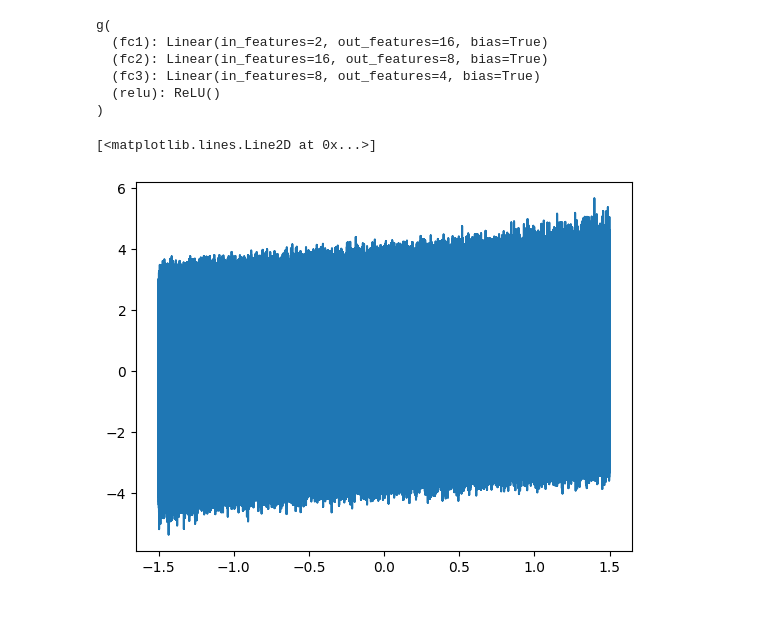
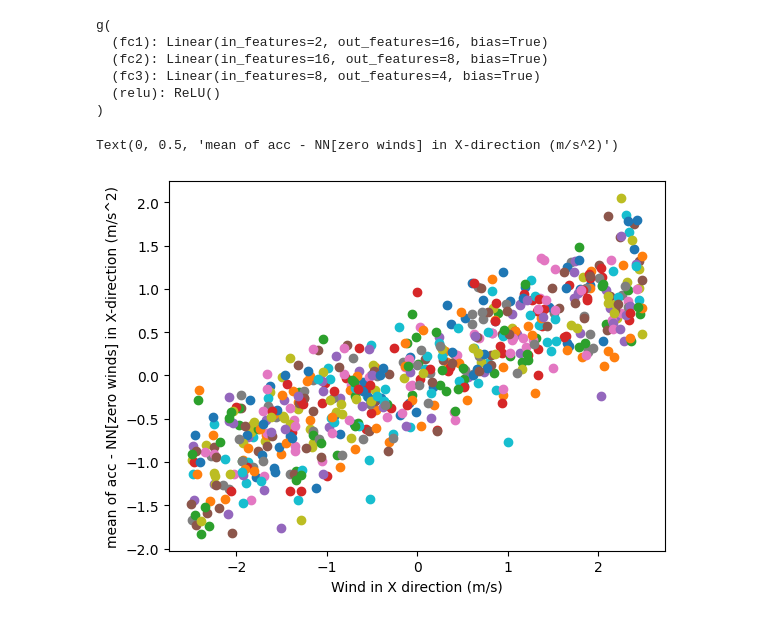
Before and after one commit to rohangarg2001/learning_based_adaptive_reachability, a Jupyter notebook: adaption_module/disturbance_based/feasability_disturbance_based.ipynb, the cells around one changed output. Cells and saved outputs as stored; diff of their text form; code cells hidden in the pictures.

Commit message:
added files for examining the feasability of using a disturbance based NN for the adaptation module

```diff
--- a/adaption_module/disturbance_based/feasability_disturbance_based.ipynb
+++ b/adaption_module/disturbance_based/feasability_disturbance_based.ipynb
@@ -30,13 +30,35 @@ class SimDataFeasability:
             self.trajectory_data = pickle.load(f)
         self.dt = 0.01
         self.a_g = 9.81
-        self.trajectory_data['a_x_NN'], self.trajectory_data['a_y_NN'] = self.NN_dynamics_inference_zero_wind(
-            self.trajectory_data['velocities'][:, 0], self.trajectory_data['velocities'][:, 1],
-            self.trajectory_data['controls'][:, 0], self.trajectory_data['controls'][:, 1]
+        ## right now the entire data is (2100000, 3). Need to distribute it into different trajectories
+        self.trajetory_length_individual = 1000
+        self.trajectory_data_individual = {}
+        self.split_trajectories()
+        for traj_id in self.trajectory_data_individual.keys():
+            self.add_NN_acceleration(traj_id)
+
+    def split_trajectories(self):
+        num_trajectories = self.trajectory_data['velocities'].shape[0] // self.trajetory_length_individual
+        for i in range(num_trajectories):
+            self.trajectory_data_individual[i] = {}
+            start_idx = i * self.trajetory_length_individual
+            end_idx = (i + 1) * self.trajetory_length_individual
+            for key, value in self.trajectory_data.items():
+                if key == 'metadata':
+                    continue
+                self.trajectory_data_individual[i][key] = value[start_idx:end_idx]
+    def add_NN_acceleration(self, traj_id):
+        traj_data = self.trajectory_data_individual[traj_id]
+        a_x_NN, a_y_NN = self.NN_dynamics_inference_zero_wind(
+            traj_data['velocities'][:, 0], traj_data['velocities'][:, 1],
+            traj_data['controls'][:, 0], traj_data['controls'][:, 1]
         )
-
-        self.trajectory_data['a_x_NN_err'] = self.trajectory_data['accelerations'][:, 0] - self.trajectory_data['a_x_NN']
-        self.trajectory_data['a_y_NN_err'] = self.trajectory_data['accelerations'][:, 1] - self.trajectory_data['a_y_NN']
+        self.trajectory_data_individual[traj_id]['a_x_NN'] = a_x_NN
+        self.trajectory_data_individual[traj_id]['a_y_NN'] = a_y_NN
+        self.trajectory_data_individual[traj_id]['a_x_NN_err'] = traj_data['accelerations'][:, 0] - a_x_NN
+        self.trajectory_data_individual[traj_id]['a_y_NN_err'] = traj_data['accelerations'][:, 1] - a_y_NN
+        self.trajectory_data_individual[traj_id]['avg_a_NN_x_err'] = np.mean(self.trajectory_data_individual[traj_id]['a_x_NN_err'])
+        self.trajectory_data_individual[traj_id]['avg_a_NN_y_err'] = np.mean(self.trajectory_data_individual[traj_id]['a_y_NN_err'])
 
     def NN_dynamics_inference_zero_wind(self, v_x, v_y, roll, pitch):
         v_x = torch.tensor(v_x, dtype=torch.float32).to(device)           # []
@@ -56,9 +78,13 @@ class SimDataFeasability:
             a_y_NN = -output_NN[:, 1].cpu().numpy()
         return a_x_NN, a_y_NN
 # %%
-adapt_data = SimDataFeasability('../../quadrotor_dynamics_varied_wind_rw_control_ic500_ws42.pkl')
+adapt_data = SimDataFeasability('../../quadrotor_dynamics_3000_2_5_increased_winds.pkl')
 # %%
-plt.plot(adapt_data.trajectory_data['winds'][:,0], adapt_data.trajectory_data['a_x_NN_err'], label='a_x_NN_err vs wind_x')
+for trajectory_id, trajectory in adapt_data.trajectory_data_individual.items():
+    if (trajectory_id % 10) == 0:
+        plt.scatter(trajectory['winds'][100,0], (trajectory['avg_a_NN_x_err']))
+plt.xlabel('Wind in X direction (m/s)')
+plt.ylabel('mean of acc - NN[zero winds] in X-direction (m/s^2)')
 # %% [output]
-[<matplotlib.lines.Line2D at 0x...>]
+Text(0, 0.5, 'mean of acc - NN[zero winds] in X-direction (m/s^2)')
-[figure, old version]
+[figure, new version]
```
Also changed, not shown: parts of 2 cells of this notebook, 1 other file.
